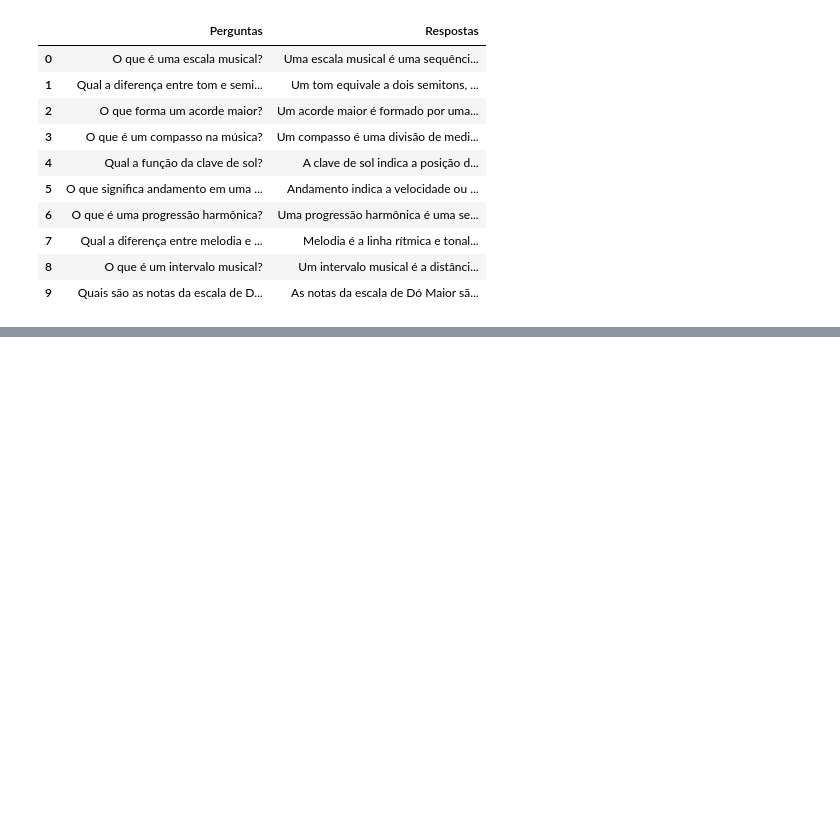
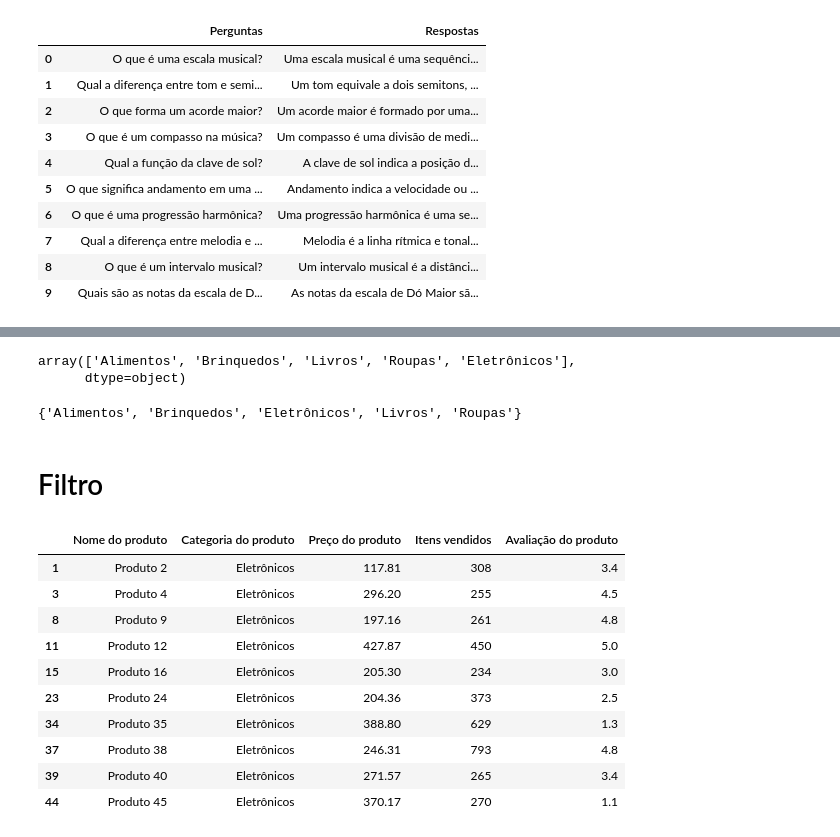
Before and after one commit to Neilton-Cunha/Exercicios-Alura, a Jupyter notebook: Pandas.ipynb, the cells around one changed output, grey strips where cells are left out. Saved outputs shown, nothing was run; the diff lists cells and outputs as text; code cells hidden in the pictures; blank space fills up the shorter version.

```diff
--- a/Pandas.ipynb
+++ b/Pandas.ipynb
@@ -126,0 +168,26 @@ df
+# %%
+df_produtos["Categoria do produto"].unique()
+# %% [output]
+array(['Alimentos', 'Brinquedos', 'Livros', 'Roupas', 'Eletrônicos'],
+      dtype=object)
+# %%
+set(df_produtos["Categoria do produto"])
+# %% [output]
+{'Alimentos', 'Brinquedos', 'Eletrônicos', 'Livros', 'Roupas'}
+# %% [markdown]
+# Filtro
+# %%
+
+df_produtos[df_produtos["Categoria do produto"] == "Eletrônicos"]
+# %% [output]
+|  | Nome do produto | Categoria do produto | Preço do produto | Itens vendidos | Avaliação do produto |
+| 1 | Produto 2 | Eletrônicos | 117.81 | 308 | 3.4 |
+| 3 | Produto 4 | Eletrônicos | 296.20 | 255 | 4.5 |
+| 8 | Produto 9 | Eletrônicos | 197.16 | 261 | 4.8 |
+| 11 | Produto 12 | Eletrônicos | 427.87 | 450 | 5.0 |
+| 15 | Produto 16 | Eletrônicos | 205.30 | 234 | 3.0 |
+| 23 | Produto 24 | Eletrônicos | 204.36 | 373 | 2.5 |
+| 34 | Produto 35 | Eletrônicos | 388.80 | 629 | 1.3 |
+| 37 | Produto 38 | Eletrônicos | 246.31 | 793 | 4.8 |
+| 39 | Produto 40 | Eletrônicos | 271.57 | 265 | 3.4 |
+| 44 | Produto 45 | Eletrônicos | 370.17 | 270 | 1.1 |
```
Also changed, not shown: parts of 46 cells of this notebook.
